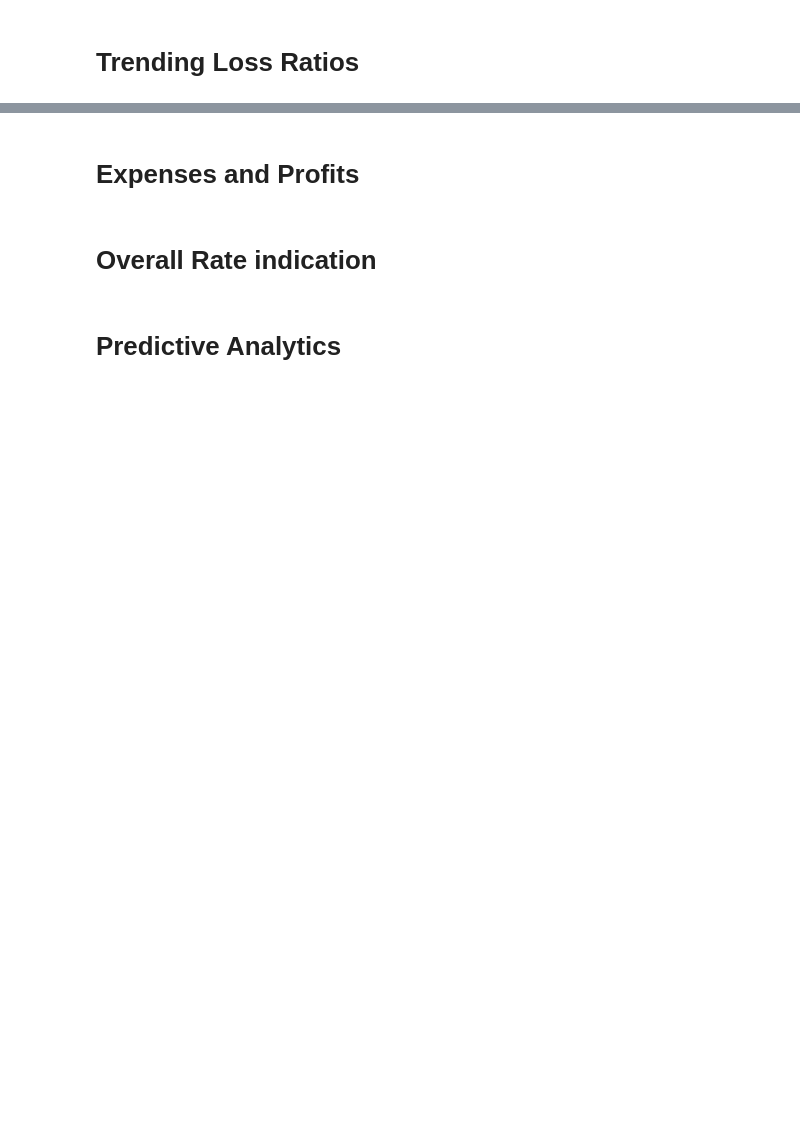
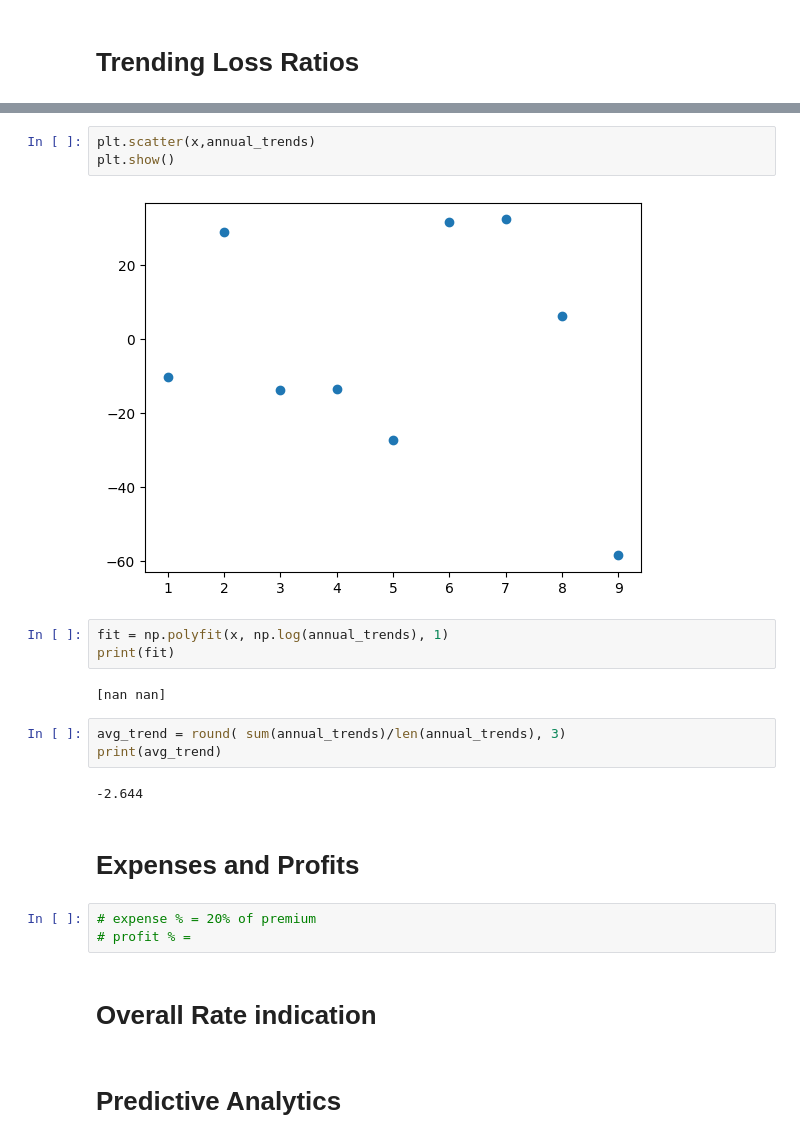
Before and after one commit to ard18/ratemaking-project, a Jupyter notebook: Ratemaking_Project.ipynb, the cells around one changed output, grey strips where cells are left out. Saved outputs shown, nothing was run; the diff lists cells and outputs as text; blank space fills up the shorter version.

```diff
--- a/Ratemaking_Project.ipynb
+++ b/Ratemaking_Project.ipynb
@@ -971,5 +1095,23 @@ The Loss ratios are [0.70607666 0.74192619 0.7832174  0.78354403 0.67846546 0.52
+# %%
+plt.scatter(x,annual_trends)
+plt.show()
+# %% [output]
+[figure, added]
+# %%
+fit = np.polyfit(x, np.log(annual_trends), 1)
+print(fit)
+# %% [output]
+[nan nan]
+# %%
+avg_trend = round( sum(annual_trends)/len(annual_trends), 3)
+print(avg_trend)
+# %% [output]
+-2.644
 # %% [markdown]
 # Expenses and Profits
+# %%
+# expense % = 20% of premium
+# profit % =
 # %% [markdown]
 # Overall Rate indication
 # %% [markdown]
```
Also changed, not shown: parts of 27 cells of this notebook.
